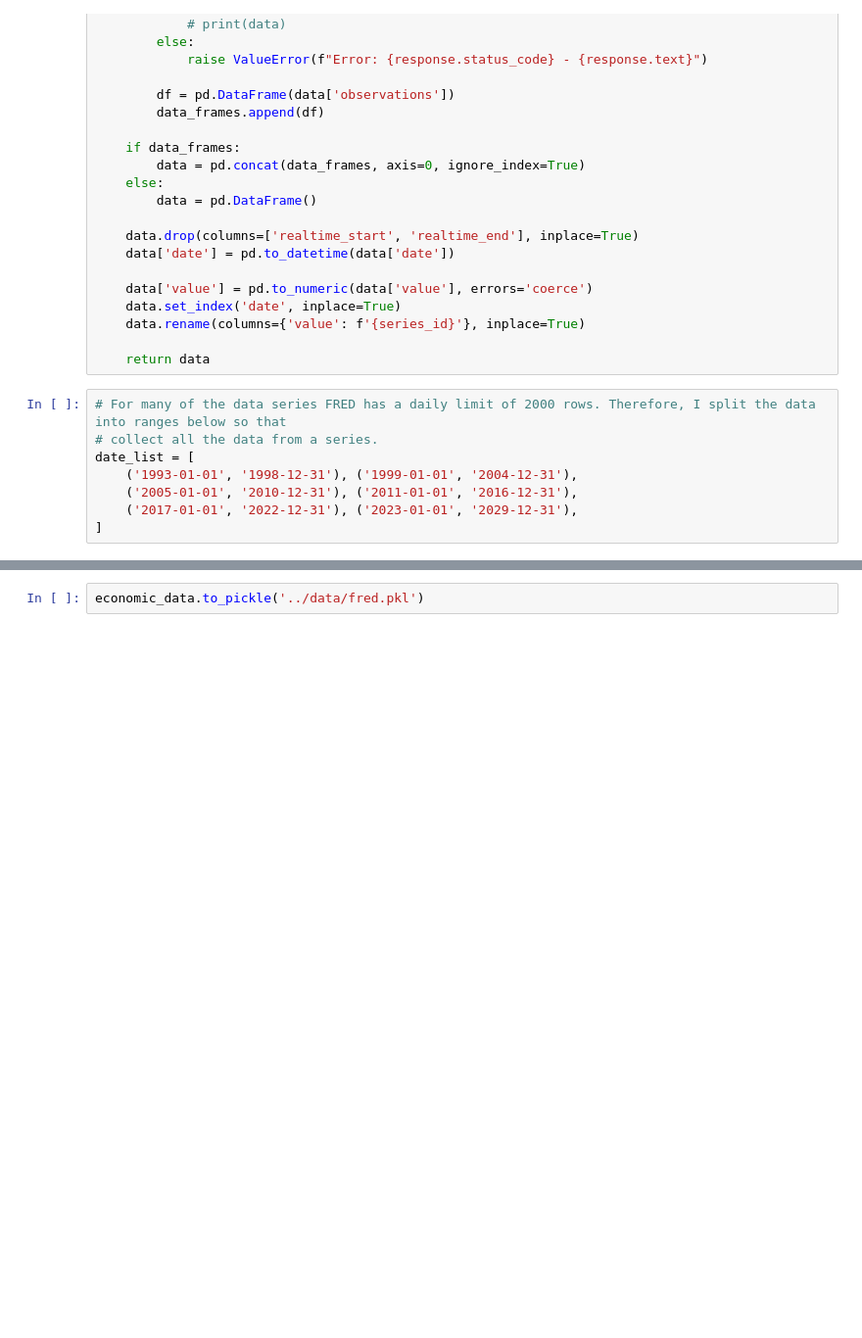
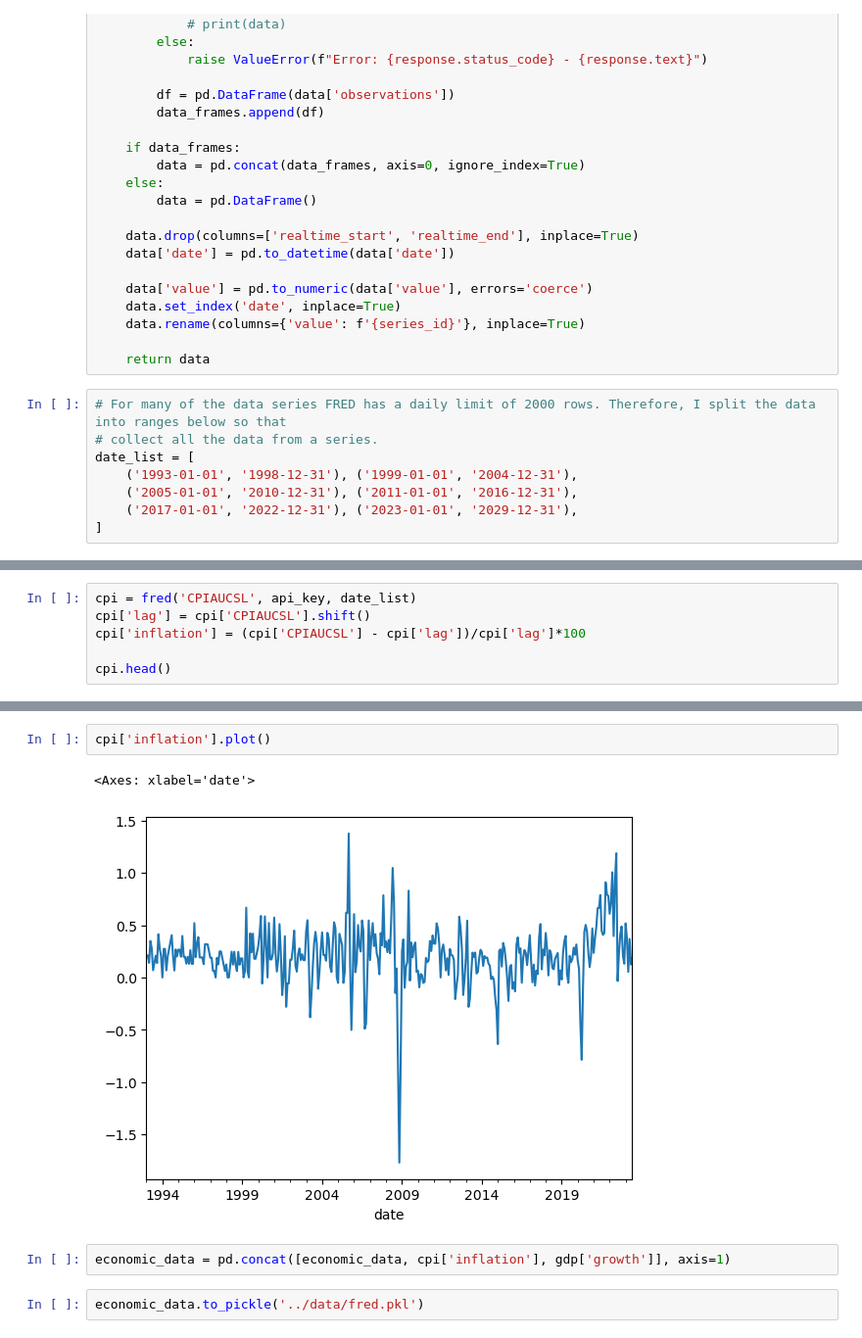
Before and after one commit to MasoodDastan/fomc, a Jupyter notebook: notebooks/01-FRED.ipynb, the cells around one changed output, grey strips where cells are left out. Shown: that part at 98% size. Cells and saved outputs as stored; diff of their text form; blank space fills up the shorter version.

```diff
--- a/notebooks/01-FRED.ipynb
+++ b/notebooks/01-FRED.ipynb
@@ -98,0 +127,6 @@ economic_data.head()
+# %%
+cpi = fred('CPIAUCSL', api_key, date_list)
+cpi['lag'] = cpi['CPIAUCSL'].shift()
+cpi['inflation'] = (cpi['CPIAUCSL'] - cpi['lag'])/cpi['lag']*100
+
+cpi.head()
@@ -99,2 +141,9 @@ economic_data.head()
+# %%
+cpi['inflation'].plot()
+# %% [output]
+<Axes: xlabel='date'>
+[figure, added]
+# %%
+economic_data = pd.concat([economic_data, cpi['inflation'], gdp['growth']], axis=1)
 # %%
 economic_data.to_pickle('../data/fred.pkl')
```
Also changed, not shown: parts of 6 cells of this notebook, 4 other files.
